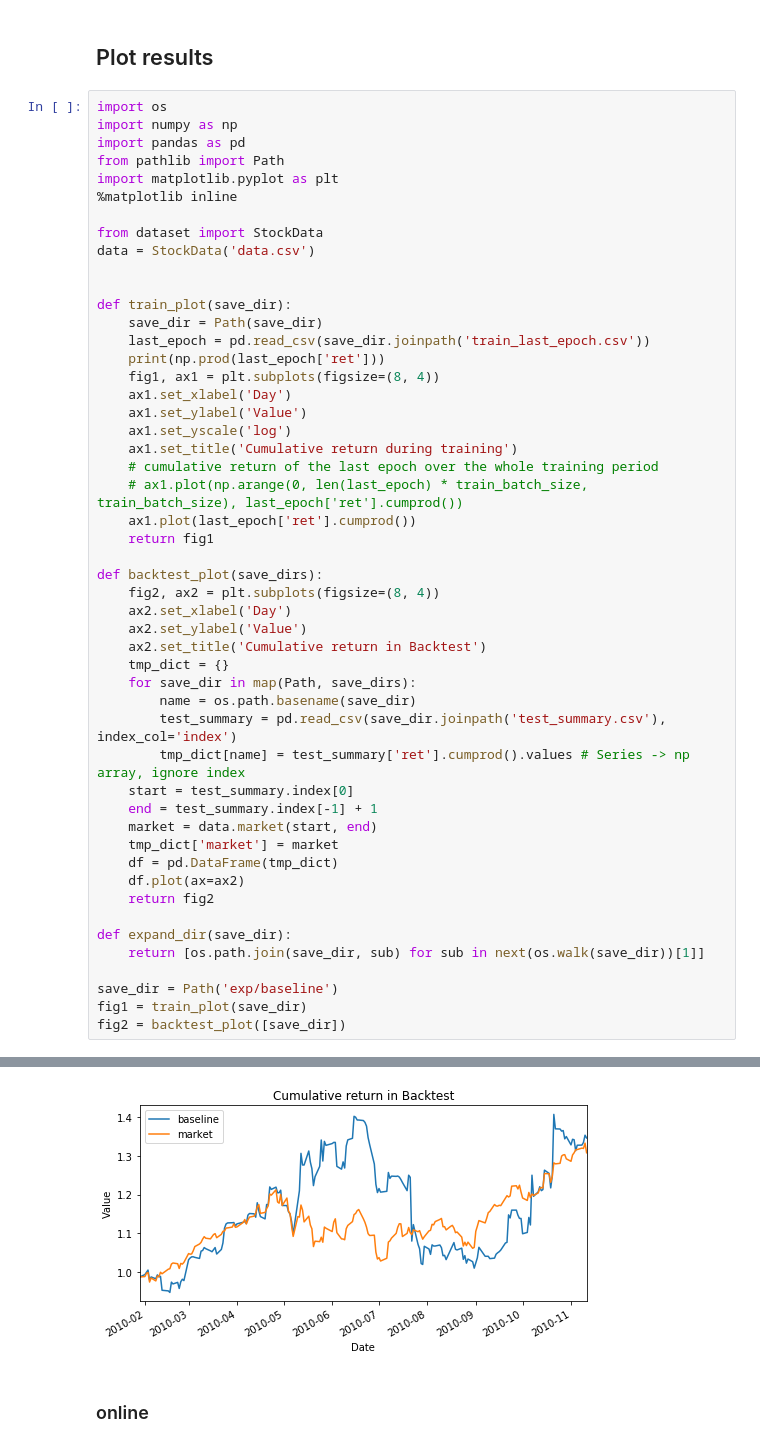
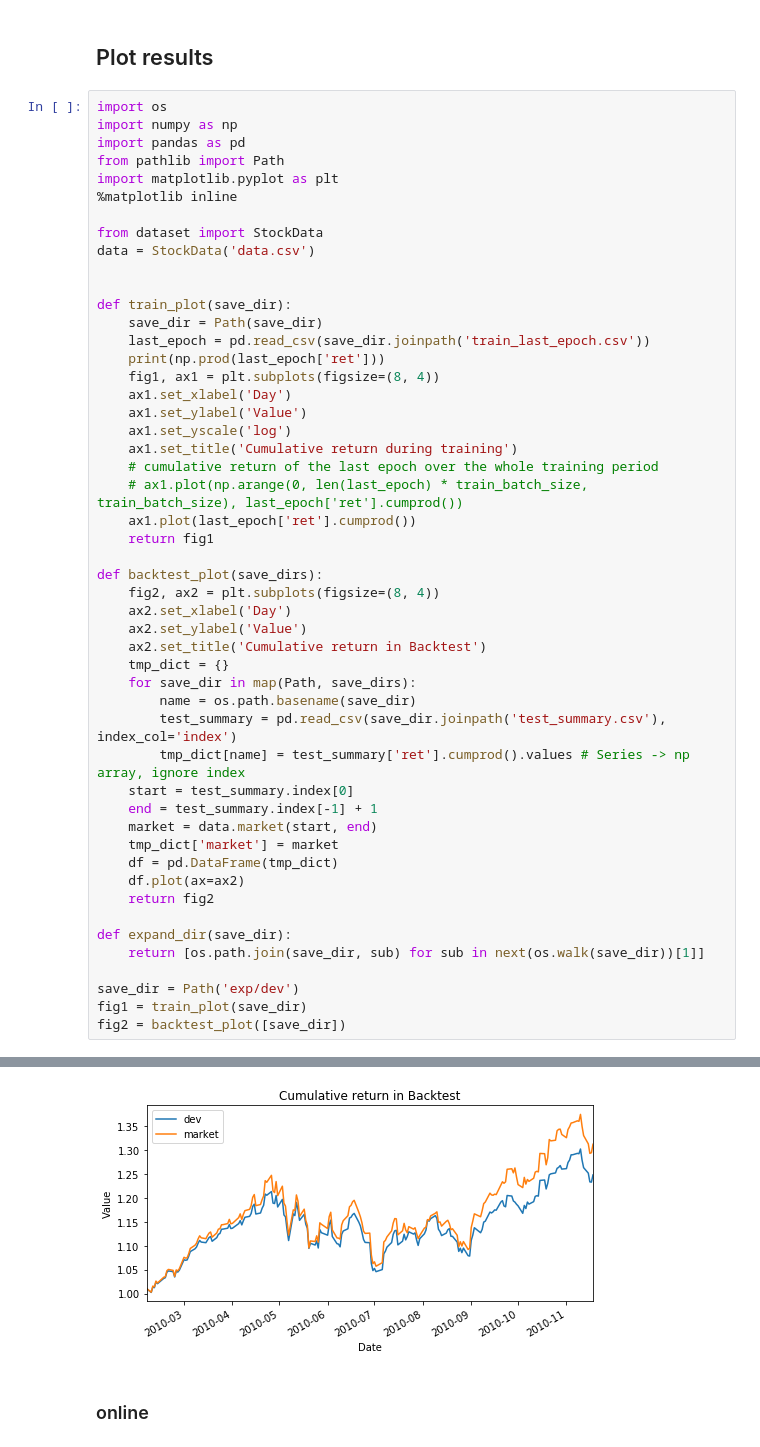
Before and after one commit to yanxurui/portfolio, a Jupyter notebook: analysis.ipynb, the cells around one changed output, grey strips where cells are left out. Drawn from its saved outputs; the diff is of its cells as text.

```diff
--- a/analysis.ipynb
+++ b/analysis.ipynb
@@ -47,7 +47,7 @@ def backtest_plot(save_dirs):
 def expand_dir(save_dir):
     return [os.path.join(save_dir, sub) for sub in next(os.walk(save_dir))[1]]
 
-save_dir = Path('exp/baseline')
+save_dir = Path('exp/dev')
 fig1 = train_plot(save_dir)
 fig2 = backtest_plot([save_dir])
 # %% [output]
@@ -56,4 +56,4 @@ fig2 = backtest_plot([save_dir])
-[figure, old version]
+[figure, new version]
 # %% [markdown]
 ### online
 # %%
```
Also changed, not shown: parts of 3 cells of this notebook, 8 other files.
